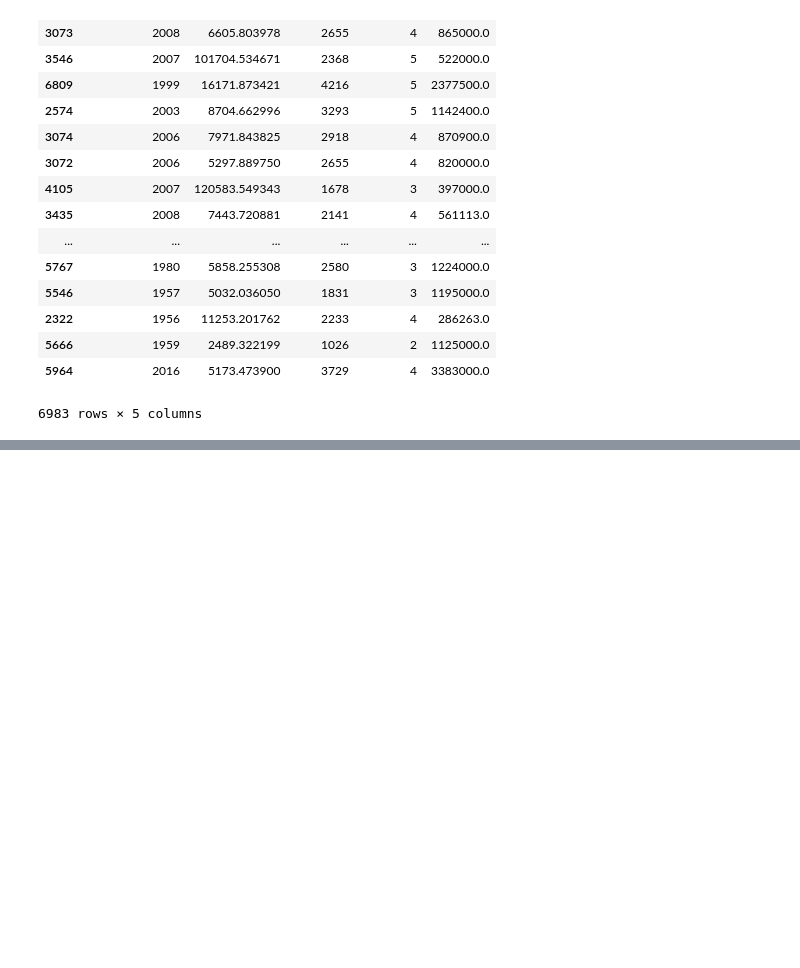
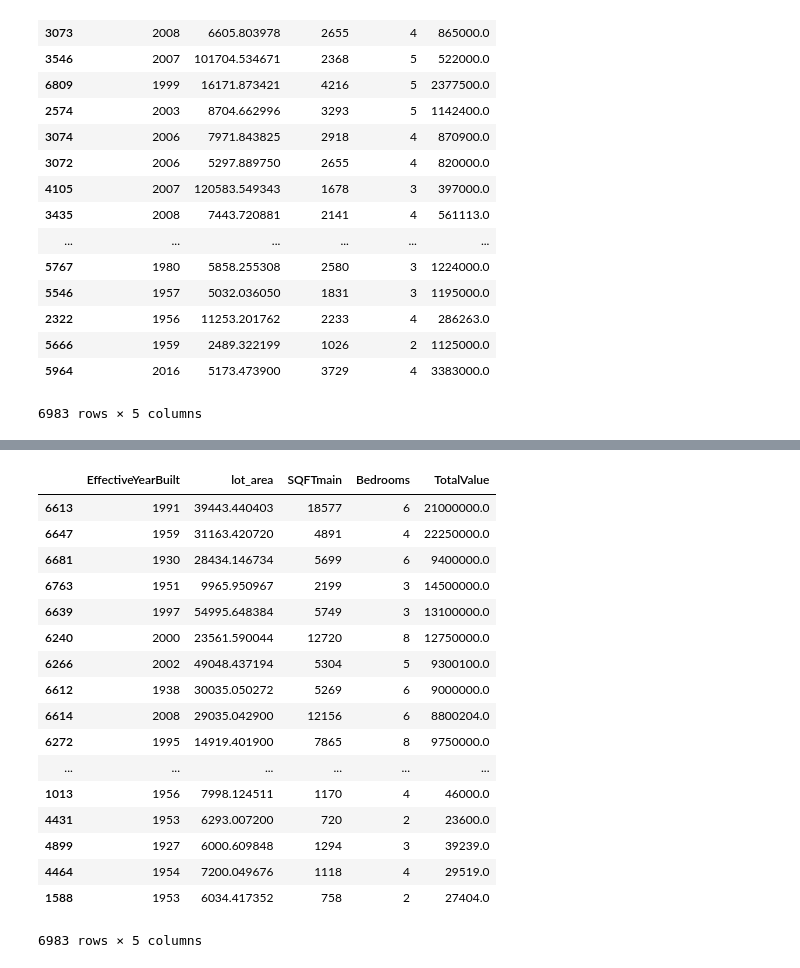
Before and after one commit to dswald/smartRE, a Jupyter notebook: sandbox/Simple Model with Integrated Dataframe/Simple Model with Integrated Dataframe.ipynb, the cells around one changed output, grey strips where cells are left out. Drawn from its saved outputs; the diff is of its cells as text; code cells hidden in the pictures; blank space fills up the shorter version.

```diff
--- a/sandbox/Simple Model with Integrated Dataframe/Simple Model with Integrated Dataframe.ipynb
+++ b/sandbox/Simple Model with Integrated Dataframe/Simple Model with Integrated Dataframe.ipynb
@@ -240,0 +273,63 @@ personal_df[['EffectiveYearBuilt', 'lot_area', 'SQFTmain', 'Bedrooms', 'TotalVal
+# %%
+df_transform = pd.read_csv('df_transform_July2016.csv')
+df = pd.read_csv('df_July2016.csv')
+# %%
+def personal_listings_rf(personal_scores):
+    personal_dict = {}
+    personal_wt = {}
+
+    df_transform = pd.read_csv('df_transform_July2016.csv')
+    df = pd.read_csv('df_July2016.csv')
+
+    df_features = ['zip_rank', 'SQFTmain', 'Units', 'Bedrooms', 'EffectiveYearBuilt', \
+                    'house', 'condo', 'pud', 'pool', 'HH_Kids', 'Owner', 'lot_area', \
+                    'num_school_choices', 'closest_school_rating', 'geography', 'parks', 'groceries', 'urban_score']
+    personal_features = ['EffectiveYearBuilt', 'lot_area', 'SQFTmain', \
+                        'geography', 'closest_school_rating', 'HH_Kids', 'Owner', 'crime', \
+                        'urban_score', 'parks', 'groceries', 'closest_schools', 'near_family','near_work', 'near_friends']
+
+    for i in range(len(personal_scores)):
+        if personal_scores[i] != 0:
+            personal_dict[personal_features[i]] = personal_scores[i]
+        else:
+            personal_dict[personal_features[i]] = 0.01
+    for f in df_features:
+        if f in personal_dict.keys():
+            personal_wt[f] = personal_dict[f] / 100
+        elif f in ['Bedrooms', 'house', 'condo', 'pud']:
+            personal_wt[f] = 0.01
+        else:
+            personal_wt[f] = 0.01
+
+    rf_scores = rf_score(df_transform, personal_wt)
+    for i in tqdm(df.index):
+        df.loc[i, 'rf_scores'] = rf_scores[i]
+
+    return df.sort_values(by=['rf_scores'], ascending=False)
+# %%
+# personal_features = ['EffectiveYearBuilt', 'lot_area', 'SQFTmain', \
+#             'geography', 'closest_school_rating', 'HH_Kids', 'Owner', 'crime', \
+#             'urban_score', 'parks', 'groceries', 'closest_schools', 'near_family','near_work', 'near_friends']
+personal_scores = [100, 0, 0, 0, 0, 0, 0, 0, 0, 0, 0, 0, 0, 0, 0]
+personal_rf_df = personal_listings_rf(personal_scores)
+# %%
+personal_rf_df[['EffectiveYearBuilt', 'lot_area', 'SQFTmain', 'Bedrooms', 'TotalValue']]
+# %% [output]
+|  | EffectiveYearBuilt | lot_area | SQFTmain | Bedrooms | TotalValue |
+| 6613 | 1991 | 39443.440403 | 18577 | 6 | 21000000.0 |
+| 6647 | 1959 | 31163.420720 | 4891 | 4 | 22250000.0 |
+| 6681 | 1930 | 28434.146734 | 5699 | 6 | 9400000.0 |
+| 6763 | 1951 | 9965.950967 | 2199 | 3 | 14500000.0 |
+| 6639 | 1997 | 54995.648384 | 5749 | 3 | 13100000.0 |
+| 6240 | 2000 | 23561.590044 | 12720 | 8 | 12750000.0 |
+| 6266 | 2002 | 49048.437194 | 5304 | 5 | 9300100.0 |
+| 6612 | 1938 | 30035.050272 | 5269 | 6 | 9000000.0 |
+| 6614 | 2008 | 29035.042900 | 12156 | 6 | 8800204.0 |
+| 6272 | 1995 | 14919.401900 | 7865 | 8 | 9750000.0 |
+| ... | ... | ... | ... | ... | ... |
+| 1013 | 1956 | 7998.124511 | 1170 | 4 | 46000.0 |
+| 4431 | 1953 | 6293.007200 | 720 | 2 | 23600.0 |
+| 4899 | 1927 | 6000.609848 | 1294 | 3 | 39239.0 |
+| 4464 | 1954 | 7200.049676 | 1118 | 4 | 29519.0 |
+| 1588 | 1953 | 6034.417352 | 758 | 2 | 27404.0 |
+6983 rows × 5 columns
```
Also changed, not shown: parts of 10 cells of this notebook, 1 other file.
